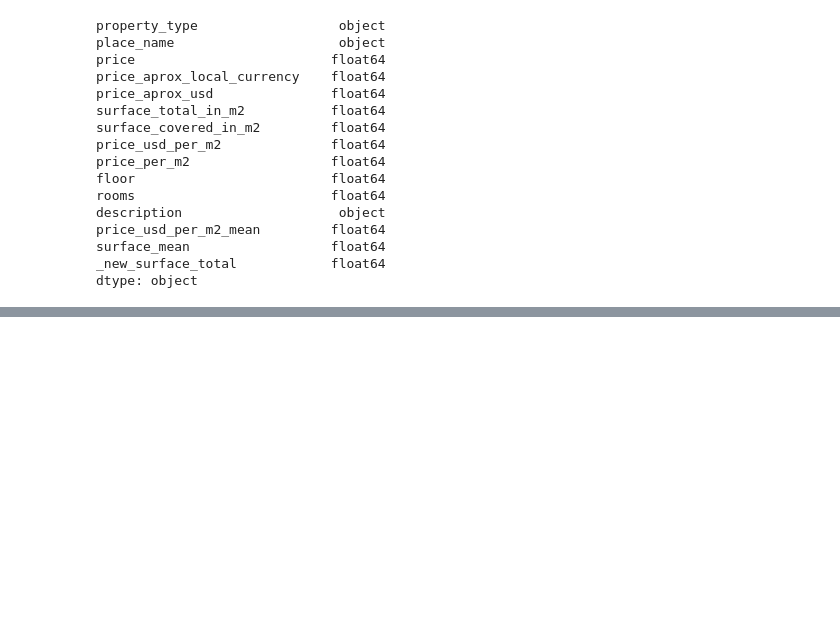
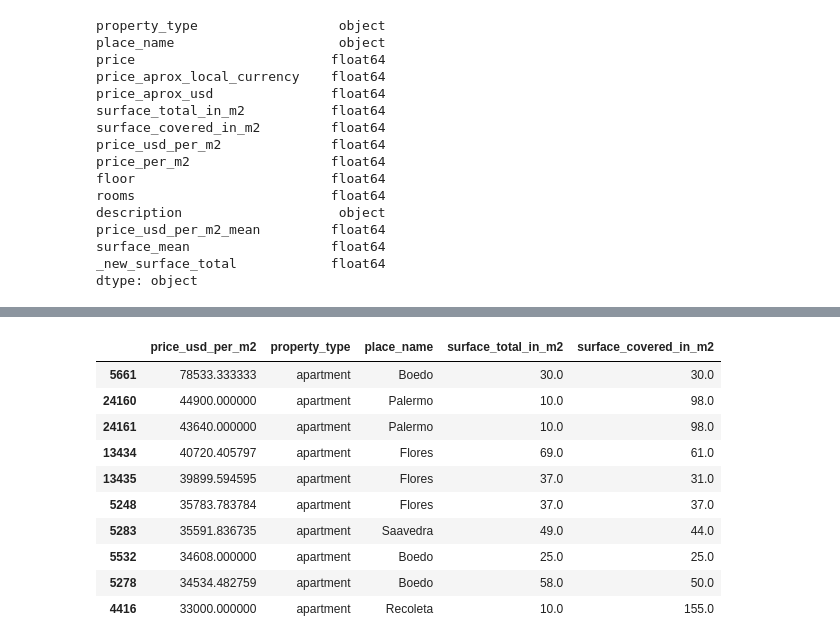
Before and after one commit to edgarevalo/DH-Workshop, a Jupyter notebook: Notebook limpio - comentado - no-modificar.ipynb, the cells around one changed output, grey strips where cells are left out. Saved outputs shown, nothing was run; the diff lists cells and outputs as text; code cells hidden in the pictures; blank space fills up the shorter version.

```diff
--- a/Notebook limpio - comentado - no-modificar.ipynb
+++ b/Notebook limpio - comentado - no-modificar.ipynb
@@ -738,0 +741,14 @@ propiedades_capital_surface_limpio_post[['property_type','place_name','surface_t
+# %%
+propiedades_capital_surface_limpio_post[['price_usd_per_m2','property_type','place_name','surface_total_in_m2','surface_covered_in_m2']].nlargest(10, columns='price_usd_per_m2')
+# %% [output]
+|  | price_usd_per_m2 | property_type | place_name | surface_total_in_m2 | surface_covered_in_m2 |
+| 5661 | 78533.333333 | apartment | Boedo | 30.0 | 30.0 |
+| 24160 | 44900.000000 | apartment | Palermo | 10.0 | 98.0 |
+| 24161 | 43640.000000 | apartment | Palermo | 10.0 | 98.0 |
+| 13434 | 40720.405797 | apartment | Flores | 69.0 | 61.0 |
+| 13435 | 39899.594595 | apartment | Flores | 37.0 | 31.0 |
+| 5248 | 35783.783784 | apartment | Flores | 37.0 | 37.0 |
+| 5283 | 35591.836735 | apartment | Saavedra | 49.0 | 44.0 |
+| 5532 | 34608.000000 | apartment | Boedo | 25.0 | 25.0 |
+| 5278 | 34534.482759 | apartment | Boedo | 58.0 | 50.0 |
+| 4416 | 33000.000000 | apartment | Recoleta | 10.0 | 155.0 |
```
Also changed, not shown: parts of 34 cells of this notebook.
